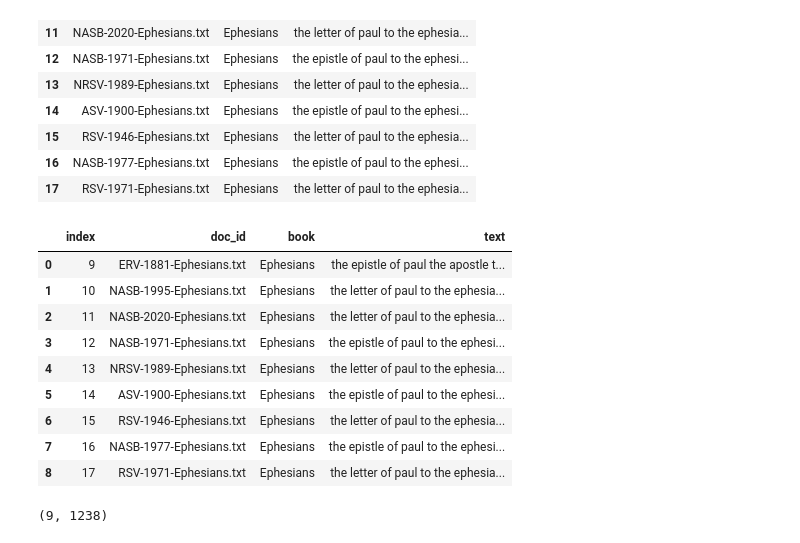
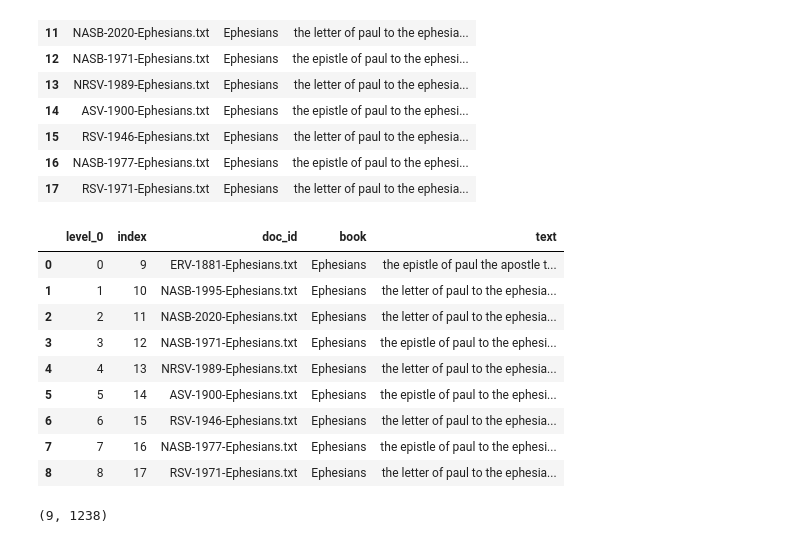
Before and after one commit to jerielizabeth/REL560-VersionedBibles, a Jupyter notebook: code/FT_Cosine_Similarity.ipynb, the cells around one changed output. Saved outputs shown, nothing was run; the diff lists cells and outputs as text; code cells hidden in the pictures.

Commit message:
Added an additional index reset to get the Ephesians texts working.

```diff
--- a/code/FT_Cosine_Similarity.ipynb
+++ b/code/FT_Cosine_Similarity.ipynb
@@ -392,18 +392,20 @@ texts_df[texts_df['book'] == "Ephesians"]
 | 17 | RSV-1971-Ephesians.txt | Ephesians | the letter of paul to the ephesia... |
 # %%
 ephesians_df.reset_index(inplace=True)
+# jw - Added another "reset_index"
+ephesians_df.reset_index(inplace=True)
 ephesians_df
 # %% [output]
-|  | index | doc_id | book | text |
-| 0 | 9 | ERV-1881-Ephesians.txt | Ephesians | the epistle of paul the apostle t... |
-| 1 | 10 | NASB-1995-Ephesians.txt | Ephesians | the letter of paul to the ephesia... |
-| 2 | 11 | NASB-2020-Ephesians.txt | Ephesians | the letter of paul to the ephesia... |
-| 3 | 12 | NASB-1971-Ephesians.txt | Ephesians | the epistle of paul to the ephesi... |
-| 4 | 13 | NRSV-1989-Ephesians.txt | Ephesians | the letter of paul to the ephesia... |
-| 5 | 14 | ASV-1900-Ephesians.txt | Ephesians | the epistle of paul to the ephesi... |
-| 6 | 15 | RSV-1946-Ephesians.txt | Ephesians | the letter of paul to the ephesia... |
-| 7 | 16 | NASB-1977-Ephesians.txt | Ephesians | the epistle of paul to the ephesi... |
-| 8 | 17 | RSV-1971-Ephesians.txt | Ephesians | the letter of paul to the ephesia... |
+|  | level_0 | index | doc_id | book | text |
+| 0 | 0 | 9 | ERV-1881-Ephesians.txt | Ephesians | the epistle of paul the apostle t... |
+| 1 | 1 | 10 | NASB-1995-Ephesians.txt | Ephesians | the letter of paul to the ephesia... |
+| 2 | 2 | 11 | NASB-2020-Ephesians.txt | Ephesians | the letter of paul to the ephesia... |
+| 3 | 3 | 12 | NASB-1971-Ephesians.txt | Ephesians | the epistle of paul to the ephesi... |
+| 4 | 4 | 13 | NRSV-1989-Ephesians.txt | Ephesians | the letter of paul to the ephesia... |
+| 5 | 5 | 14 | ASV-1900-Ephesians.txt | Ephesians | the epistle of paul to the ephesi... |
+| 6 | 6 | 15 | RSV-1946-Ephesians.txt | Ephesians | the letter of paul to the ephesia... |
+| 7 | 7 | 16 | NASB-1977-Ephesians.txt | Ephesians | the epistle of paul to the ephesi... |
+| 8 | 8 | 17 | RSV-1971-Ephesians.txt | Ephesians | the letter of paul to the ephesia... |
 # %%
 # Create Tf-IDF Vector Representaiton
 
```
Also changed, not shown: parts of 3 cells of this notebook.
